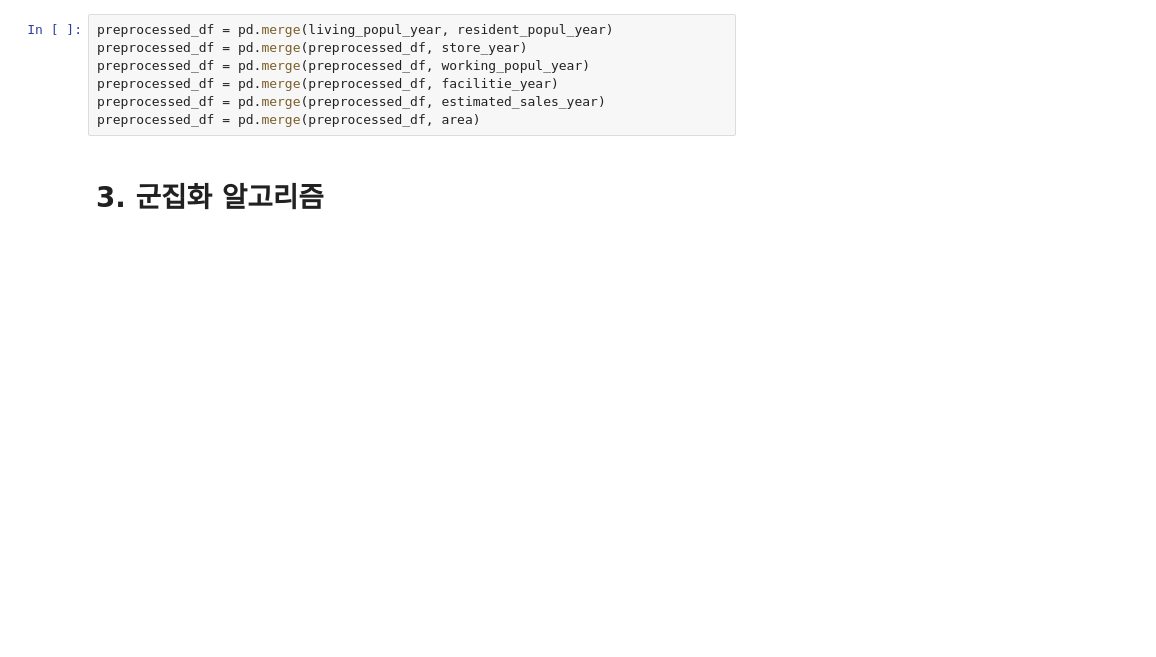
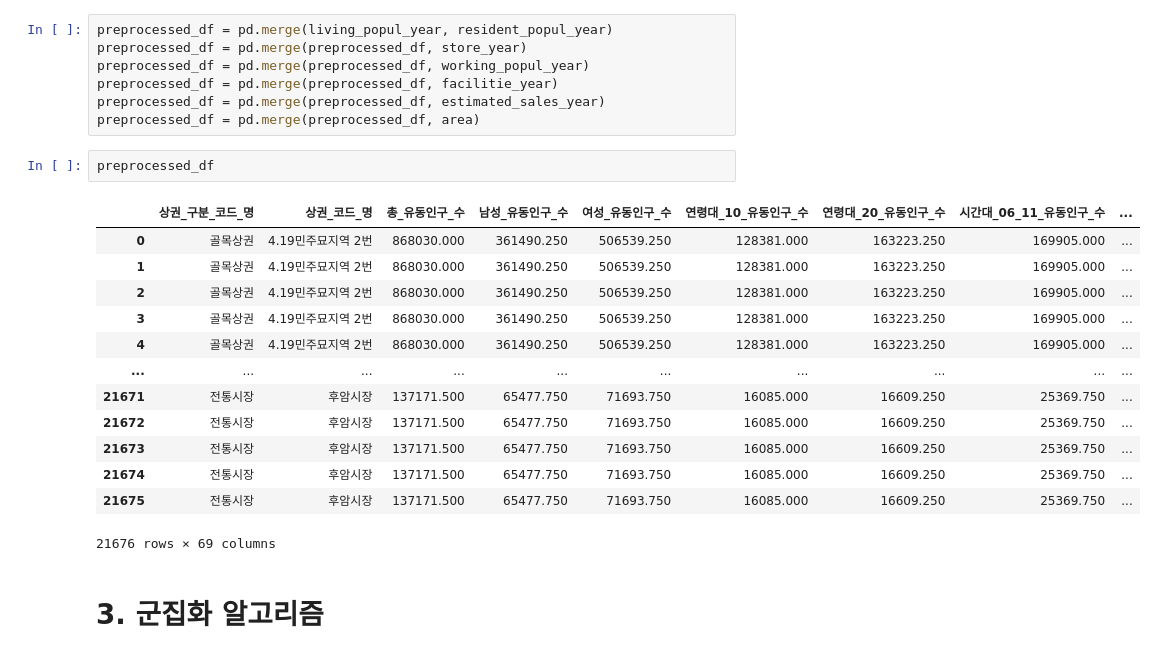
Before and after one commit to databeom/final-project, a Jupyter notebook: 1.preprocessing_clustering.ipynb, the cells around one changed output. Drawn from its saved outputs; the diff is of its cells as text; blank space fills up the shorter version.

```diff
--- a/1.preprocessing_clustering.ipynb
+++ b/1.preprocessing_clustering.ipynb
@@ -407,6 +407,22 @@ preprocessed_df = pd.merge(preprocessed_df, working_popul_year)
 preprocessed_df = pd.merge(preprocessed_df, facilitie_year)
 preprocessed_df = pd.merge(preprocessed_df, estimated_sales_year)
 preprocessed_df = pd.merge(preprocessed_df, area)
+# %%
+preprocessed_df
+# %% [output]
+|  | 상권_구분_코드_명 | 상권_코드_명 | 총_유동인구_수 | 남성_유동인구_수 | 여성_유동인구_수 | 연령대_10_유동인구_수 | 연령대_20_유동인구_수 | 시간대_06_11_유동인구_수 | ... |
+| 0 | 골목상권 | 4.19민주묘지역 2번 | 868030.000 | 361490.250 | 506539.250 | 128381.000 | 163223.250 | 169905.000 | ... |
+| 1 | 골목상권 | 4.19민주묘지역 2번 | 868030.000 | 361490.250 | 506539.250 | 128381.000 | 163223.250 | 169905.000 | ... |
+| 2 | 골목상권 | 4.19민주묘지역 2번 | 868030.000 | 361490.250 | 506539.250 | 128381.000 | 163223.250 | 169905.000 | ... |
+| 3 | 골목상권 | 4.19민주묘지역 2번 | 868030.000 | 361490.250 | 506539.250 | 128381.000 | 163223.250 | 169905.000 | ... |
+| 4 | 골목상권 | 4.19민주묘지역 2번 | 868030.000 | 361490.250 | 506539.250 | 128381.000 | 163223.250 | 169905.000 | ... |
+| ... | ... | ... | ... | ... | ... | ... | ... | ... | ... |
+| 21671 | 전통시장 | 후암시장 | 137171.500 | 65477.750 | 71693.750 | 16085.000 | 16609.250 | 25369.750 | ... |
+| 21672 | 전통시장 | 후암시장 | 137171.500 | 65477.750 | 71693.750 | 16085.000 | 16609.250 | 25369.750 | ... |
+| 21673 | 전통시장 | 후암시장 | 137171.500 | 65477.750 | 71693.750 | 16085.000 | 16609.250 | 25369.750 | ... |
+| 21674 | 전통시장 | 후암시장 | 137171.500 | 65477.750 | 71693.750 | 16085.000 | 16609.250 | 25369.750 | ... |
+| 21675 | 전통시장 | 후암시장 | 137171.500 | 65477.750 | 71693.750 | 16085.000 | 16609.250 | 25369.750 | ... |
+21676 rows × 69 columns
 # %% [markdown]
 # 3. 군집화 알고리즘
 # %%
```
Also changed, not shown: 2 other files.
